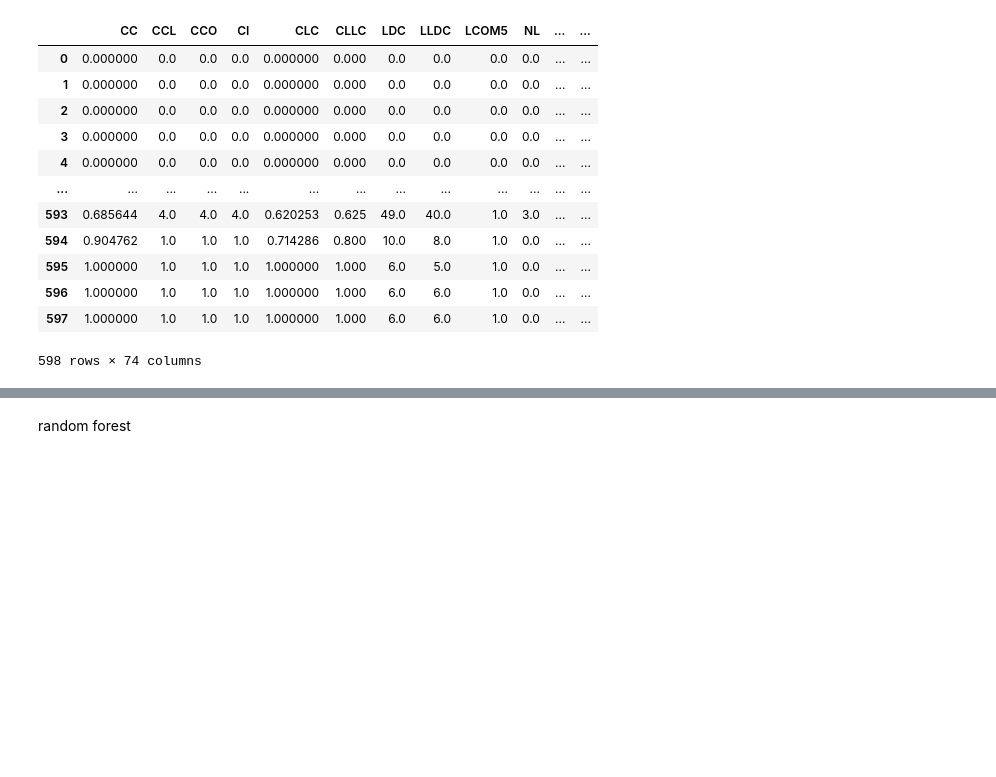
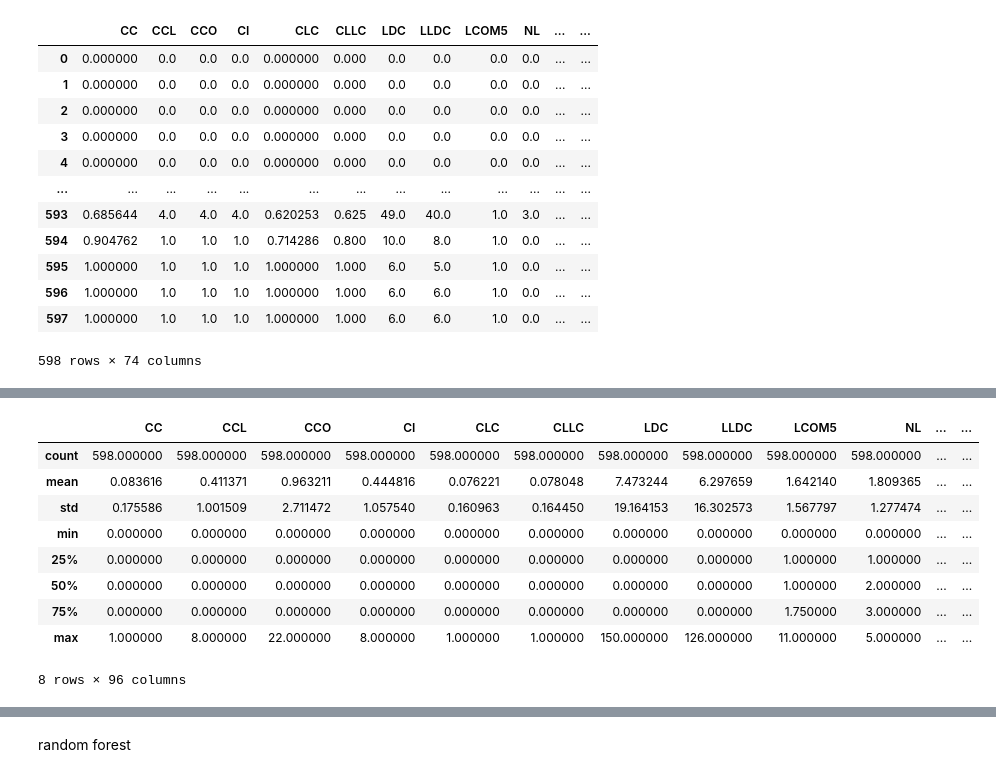
Before and after one commit to vajihe-ameri/predict-software-bugs-in-java-classes, a Jupyter notebook: tables.ipynb, the cells around one changed output, grey strips where cells are left out. Cells and saved outputs as stored; diff of their text form; code cells hidden in the pictures; blank space fills up the shorter version.

```diff
--- a/tables.ipynb
+++ b/tables.ipynb
@@ -252,0 +268,13 @@ for train_index, test_index in split.split(df, oldSectionColumn):
+# %%
+df.describe()
+# %% [output]
+|  | CC | CCL | CCO | CI | CLC | CLLC | LDC | LLDC | LCOM5 | NL | ... | ... |
+| count | 598.000000 | 598.000000 | 598.000000 | 598.000000 | 598.000000 | 598.000000 | 598.000000 | 598.000000 | 598.000000 | 598.000000 | ... | ... |
+| mean | 0.083616 | 0.411371 | 0.963211 | 0.444816 | 0.076221 | 0.078048 | 7.473244 | 6.297659 | 1.642140 | 1.809365 | ... | ... |
+| std | 0.175586 | 1.001509 | 2.711472 | 1.057540 | 0.160963 | 0.164450 | 19.164153 | 16.302573 | 1.567797 | 1.277474 | ... | ... |
+| min | 0.000000 | 0.000000 | 0.000000 | 0.000000 | 0.000000 | 0.000000 | 0.000000 | 0.000000 | 0.000000 | 0.000000 | ... | ... |
+| 25% | 0.000000 | 0.000000 | 0.000000 | 0.000000 | 0.000000 | 0.000000 | 0.000000 | 0.000000 | 1.000000 | 1.000000 | ... | ... |
+| 50% | 0.000000 | 0.000000 | 0.000000 | 0.000000 | 0.000000 | 0.000000 | 0.000000 | 0.000000 | 1.000000 | 2.000000 | ... | ... |
+| 75% | 0.000000 | 0.000000 | 0.000000 | 0.000000 | 0.000000 | 0.000000 | 0.000000 | 0.000000 | 1.750000 | 3.000000 | ... | ... |
+| max | 1.000000 | 8.000000 | 22.000000 | 8.000000 | 1.000000 | 1.000000 | 150.000000 | 126.000000 | 11.000000 | 5.000000 | ... | ... |
+8 rows × 96 columns
```
Also changed, not shown: parts of 26 cells of this notebook.
